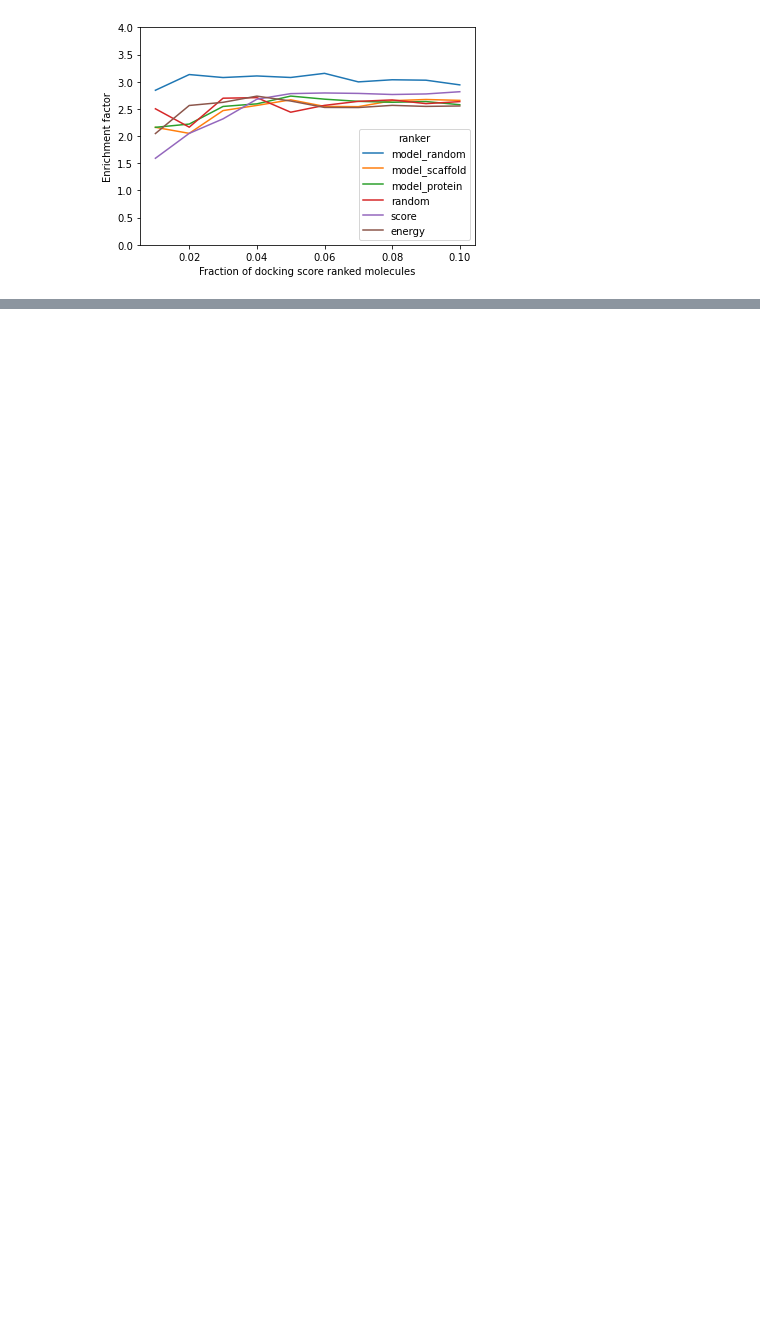
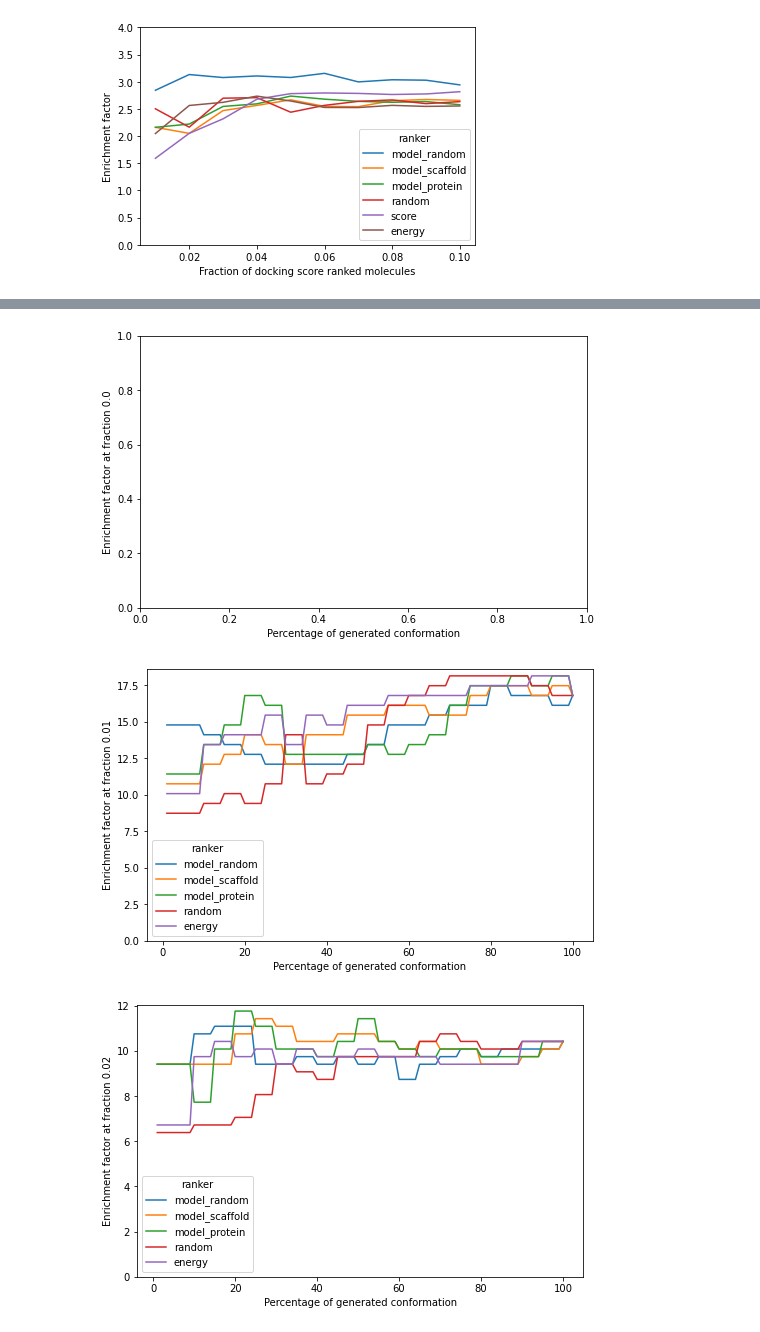
Before and after one commit to bbaillif/bioactive_conformation_predictor, a Jupyter notebook: analyze_dude_docking_ef_results.ipynb, the cells around one changed output, grey strips where cells are left out. Saved outputs shown, nothing was run; the diff lists cells and outputs as text; code cells hidden in the pictures; blank space fills up the shorter version.

```diff
--- a/analyze_dude_docking_ef_results.ipynb
+++ b/analyze_dude_docking_ef_results.ipynb
@@ -121,0 +153,9 @@ generate_ef_graph(results)
+# %%
+results_path = 'gold_docking_dude/jak2/results_docking_score_percentage.json'
+with open(results_path, 'r') as f :
+    results = json.load(f)
+generate_ef_graph(results)
+# %% [output]
+[figure, added]
+[figure, added]
+[figure, added]
```
Also changed, not shown: parts of 16 cells of this notebook, 9 other files.
